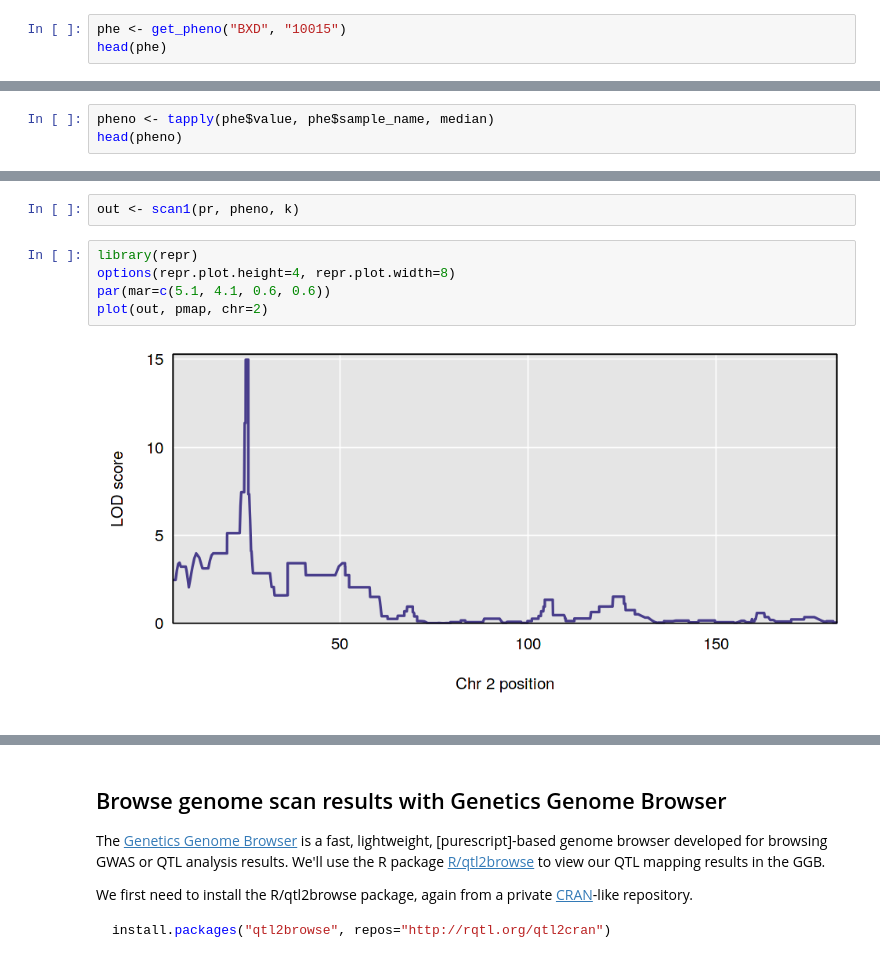
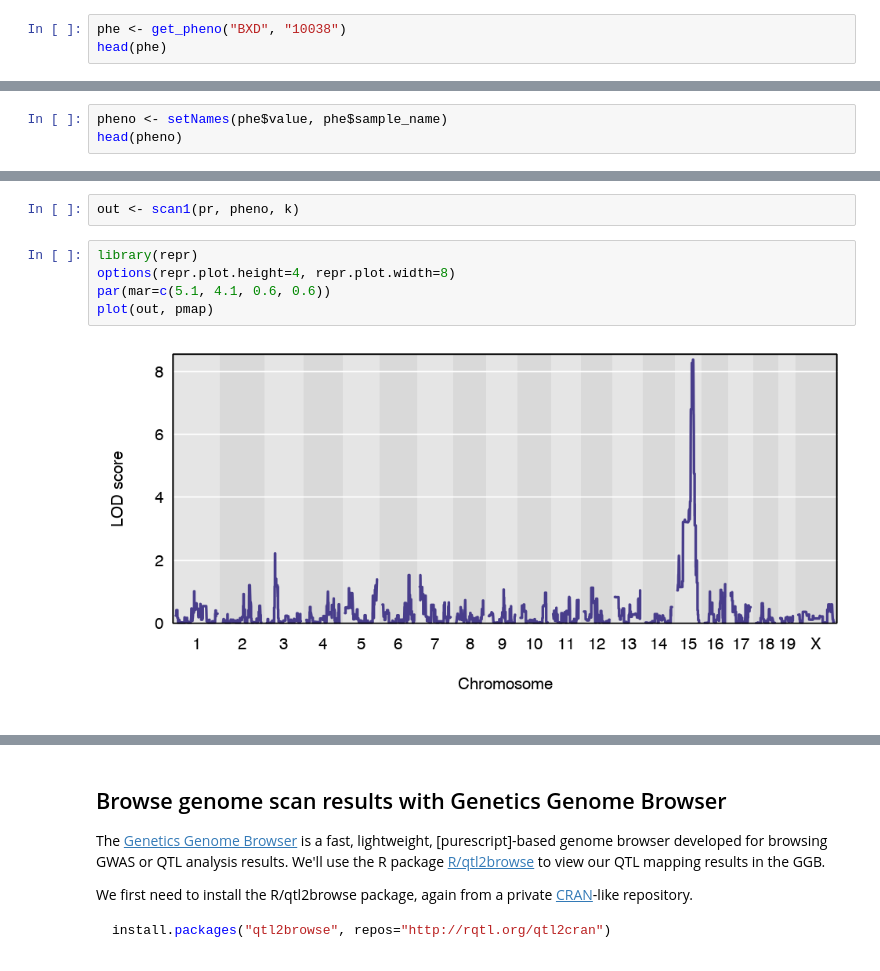
Before and after one commit to kbroman/Teaching_CTC2019, a Jupyter notebook: CTC2019_tutorial.ipynb, the cells around one changed output, grey strips where cells are left out. Drawn from its saved outputs; the diff is of its cells as text.

Commit message:
change to a different phenotype; add a bit more text

```diff
--- a/CTC2019_tutorial.ipynb
+++ b/CTC2019_tutorial.ipynb
@@ -22,5 +26,5 @@ library(GNapi)
 # %%
-phe <- get_pheno("BXD", "10015")
+phe <- get_pheno("BXD", "10038")
 head(phe)
 # %% [output]
 A data.frame: 6 × 5
@@ -35,4 +41,4 @@ A data.frame: 6 × 5
 # %%
-pheno <- tapply(phe$value, phe$sample_name, median)
+pheno <- setNames(phe$value, phe$sample_name)
 head(pheno)
 # %% [output]
@@ -69,7 +79,7 @@ out <- scan1(pr, pheno, k)
 # %%
 library(repr)
 options(repr.plot.height=4, repr.plot.width=8)
 par(mar=c(5.1, 4.1, 0.6, 0.6))
-plot(out, pmap, chr=2)
+plot(out, pmap)
 # %% [output]
-[figure, old version]
+[figure, new version]
```
Also changed, not shown: parts of 10 cells of this notebook.
